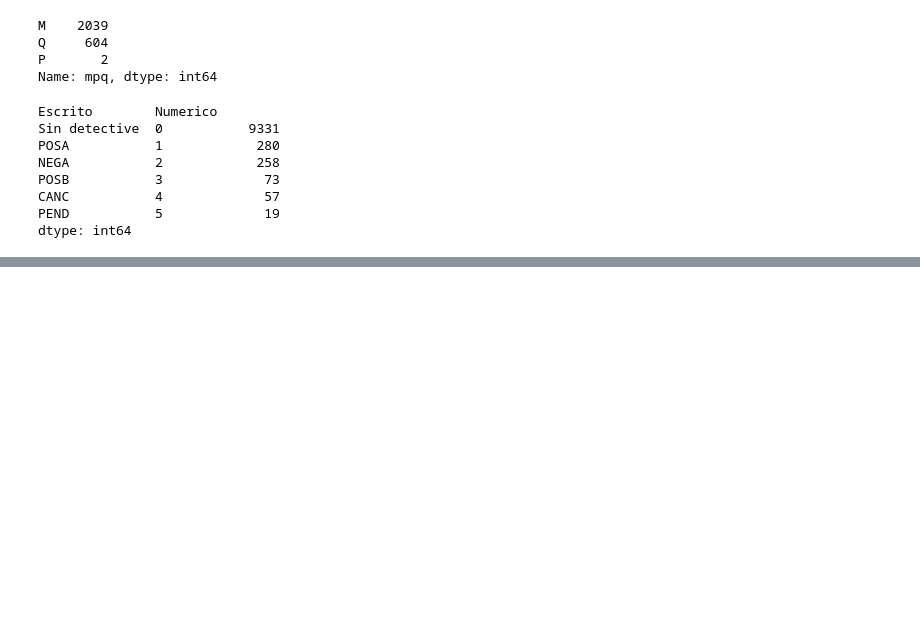
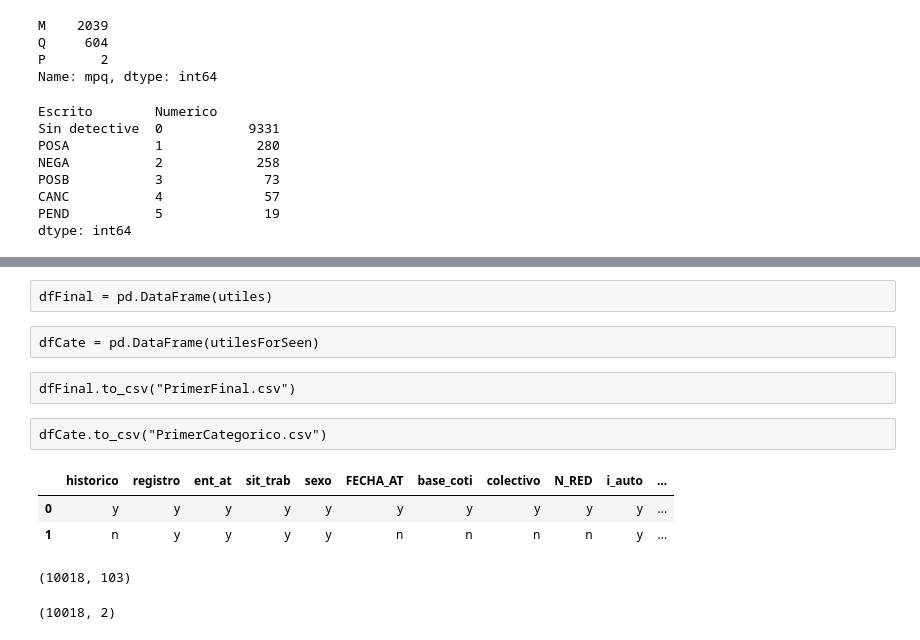
Before and after one commit to VictorCalzada/fraud_detection, a Jupyter notebook: lectura.ipynb, the cells around one changed output, grey strips where cells are left out. Cells and saved outputs as stored; diff of their text form; code cells hidden in the pictures; blank space fills up the shorter version.

```diff
--- a/lectura.ipynb
+++ b/lectura.ipynb
@@ -172,0 +224,8 @@ Name: nrehab, Length: 65, dtype: int64
+# %% [raw]
+dfFinal = pd.DataFrame(utiles)
+# %% [raw]
+dfCate = pd.DataFrame(utilesForSeen)
+# %% [raw]
+dfFinal.to_csv("PrimerFinal.csv")
+# %% [raw]
+dfCate.to_csv("PrimerCategorico.csv")
@@ -172,0 +234,6 @@ Name: nrehab, Length: 65, dtype: int64
+# %%
+dat
+# %% [output]
+|  | historico | registro | ent_at | sit_trab | sexo | FECHA_AT | base_coti | colectivo | N_RED | i_auto | ... |
+| 0 | y | y | y | y | y | y | y | y | y | y | ... |
+| 1 | n | y | y | y | y | n | n | n | n | y | ... |
@@ -172,0 +242,4 @@ Name: nrehab, Length: 65, dtype: int64
+# %%
+df.shape
+# %% [output]
+(10018, 103)
@@ -172,0 +248,4 @@ Name: nrehab, Length: 65, dtype: int64
+# %%
+l[0].shape
+# %% [output]
+(10018, 2)
```
Also changed, not shown: parts of 23 cells of this notebook, 5 other files.
